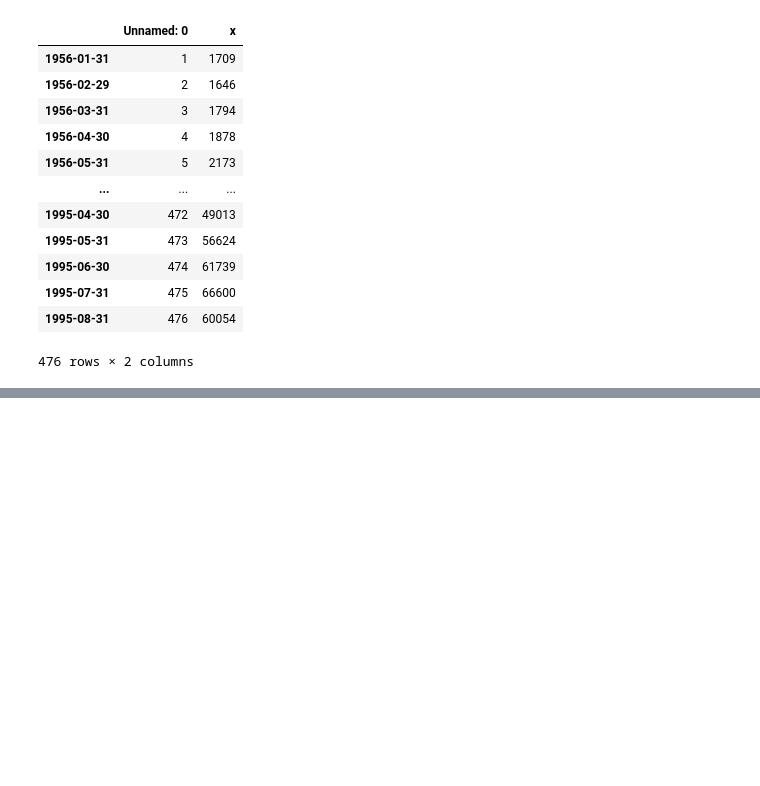
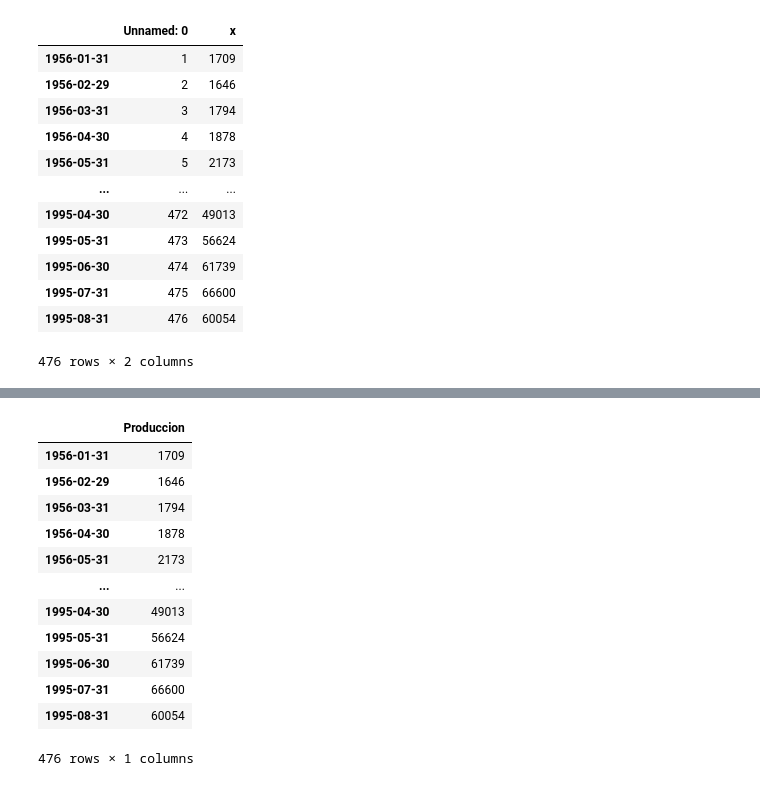
Before and after one commit to Wilsonsr/Series-de-Tiempo, a Jupyter notebook: Cuadernos Python/Suavizado Exponencial.ipynb, the cells around one changed output, grey strips where cells are left out. Cells and saved outputs as stored; diff of their text form; code cells hidden in the pictures; blank space fills up the shorter version.

```diff
--- a/Cuadernos Python/Suavizado Exponencial.ipynb
+++ b/Cuadernos Python/Suavizado Exponencial.ipynb
@@ -564,2 +573,18 @@ KeyError: "['Unnamed: 0'] not found in axis"
 # %%
 gas.rename(columns={"x":"Produccion"}, inplace=True)
+# %%
+gas
+# %% [output]
+|  | Produccion |
+| 1956-01-31 | 1709 |
+| 1956-02-29 | 1646 |
+| 1956-03-31 | 1794 |
+| 1956-04-30 | 1878 |
+| 1956-05-31 | 2173 |
+| ... | ... |
+| 1995-04-30 | 49013 |
+| 1995-05-31 | 56624 |
+| 1995-06-30 | 61739 |
+| 1995-07-31 | 66600 |
+| 1995-08-31 | 60054 |
+476 rows × 1 columns
```
Also changed, not shown: parts of 14 cells of this notebook.
